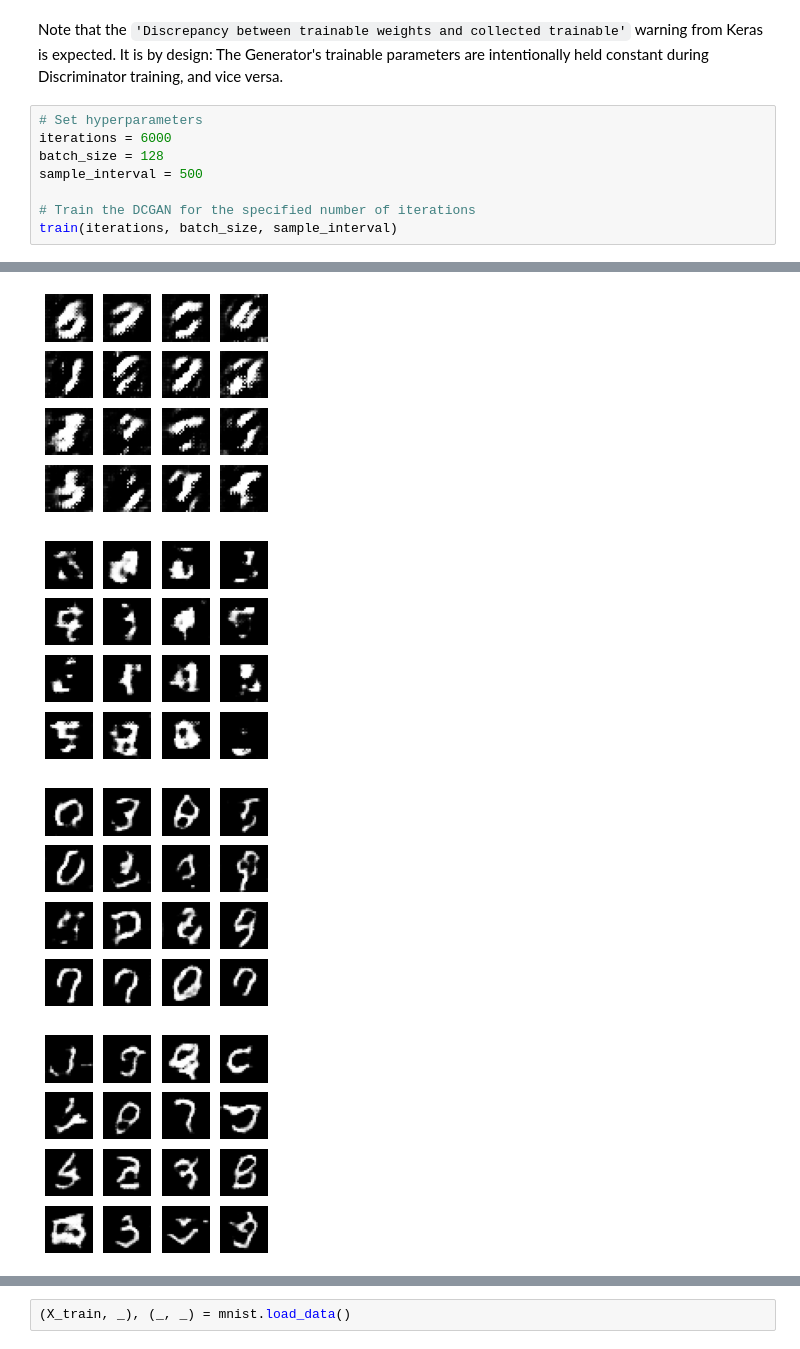
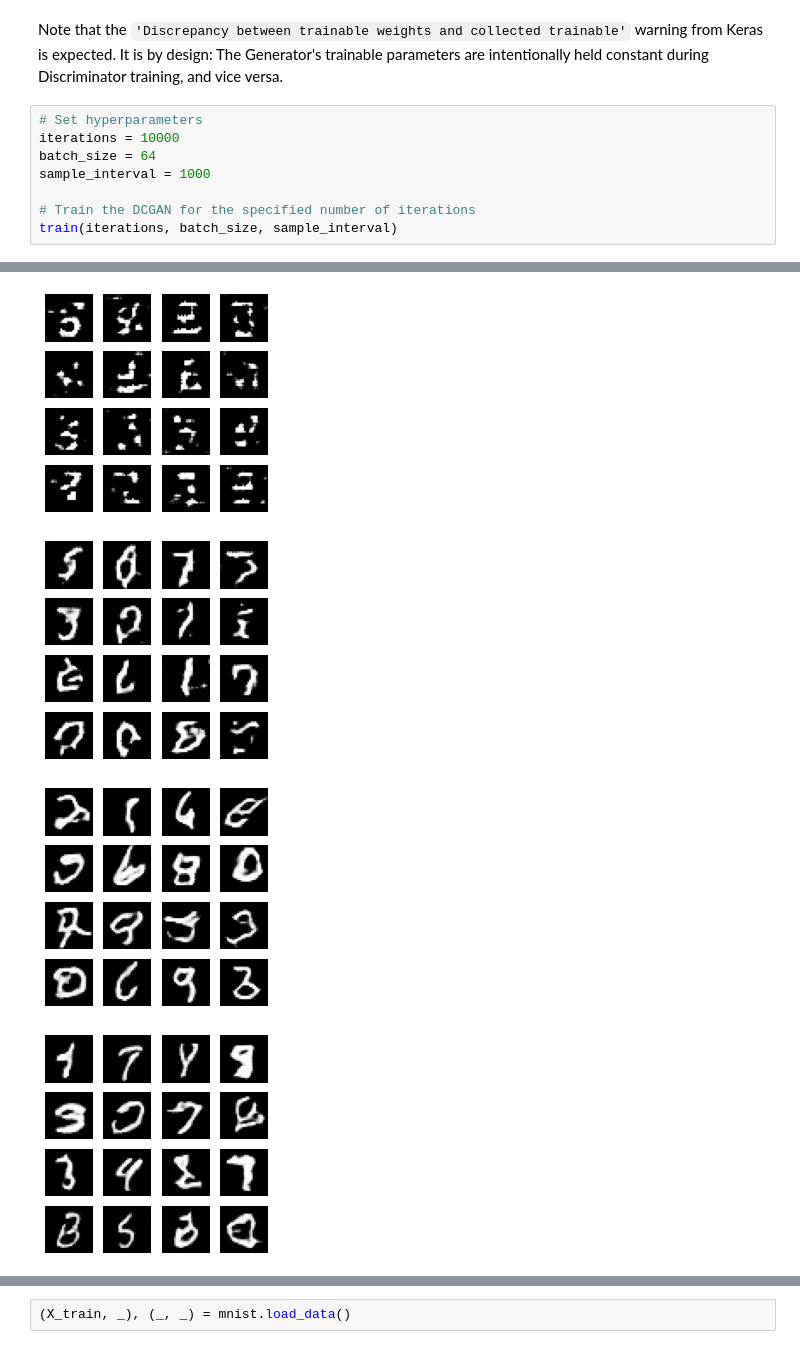
Before and after one commit to furyhawk/gans-in-action, a Jupyter notebook: chapter-4/Chapter_4_DCGAN.ipynb, the cells around one changed output, grey strips where cells are left out. Drawn from its saved outputs; the diff is of its cells as text.

```diff
--- a/chapter-4/Chapter_4_DCGAN.ipynb
+++ b/chapter-4/Chapter_4_DCGAN.ipynb
@@ -235,9 +242,9 @@ def sample_images(generator, image_grid_rows=4, image_grid_columns=4):
 Note that the `'Discrepancy between trainable weights and collected trainable'` warning from Keras is expected. It is by design: The Generator's trainable parameters are intentionally held constant during Discriminator training, and vice versa.
 # %%
 # Set hyperparameters
-iterations = 6000
-batch_size = 128
-sample_interval = 500
+iterations = 10000
+batch_size = 64
+sample_interval = 1000
 
 # Train the DCGAN for the specified number of iterations
 train(iterations, batch_size, sample_interval)
@@ -262,4 +264,4 @@ WARNING:tensorflow:Discrepancy between trainabl
-[figure, old version]
+[figure, new version]
-[figure, old version]
+[figure, new version]
-[figure, old version]
+[figure, new version]
-[figure, old version]
+[figure, new version]
```
Also changed, not shown: parts of 4 cells of this notebook.
